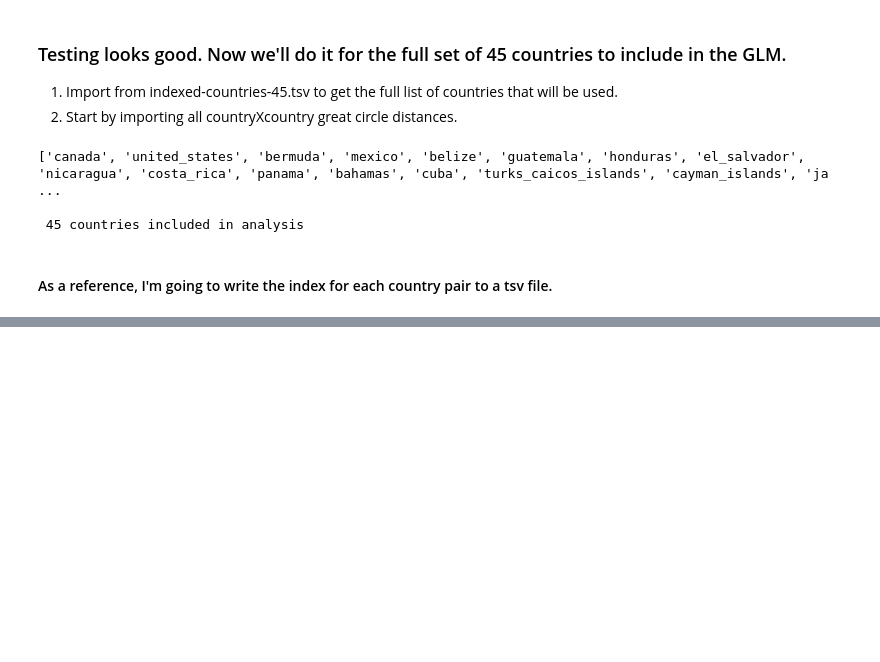
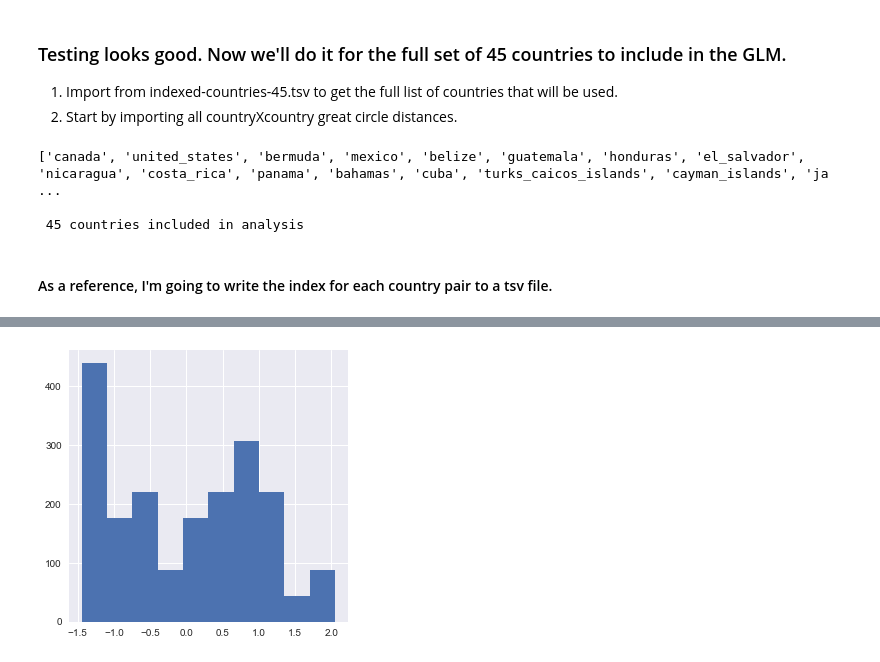
Before and after one commit to blab/zika-usvi, a Jupyter notebook: scripts/format-predictors-for-GLM.ipynb, the cells around one changed output, grey strips where cells are left out. Cells and saved outputs as stored; diff of their text form; code cells hidden in the pictures; blank space fills up the shorter version.

```diff
--- a/scripts/format-predictors-for-GLM.ipynb
+++ b/scripts/format-predictors-for-GLM.ipynb
@@ -254,0 +410,8 @@ with open('/Users/alliblk/Desktop/gitrepos/zika-usvi/data/predictors/transformed
+# %%
+fig,ax = plt.subplots(figsize=(5,5),facecolor='w')
+plt.xlabel = ('Minimum Hamming Distance')
+plt.ylabel = "Number of Simulations"
+plt.hist(destinPopSz_transformed)
+plt.show()
+# %% [output]
+[figure, added]
```
Also changed, not shown: parts of 43 cells of this notebook, 1 other file.
